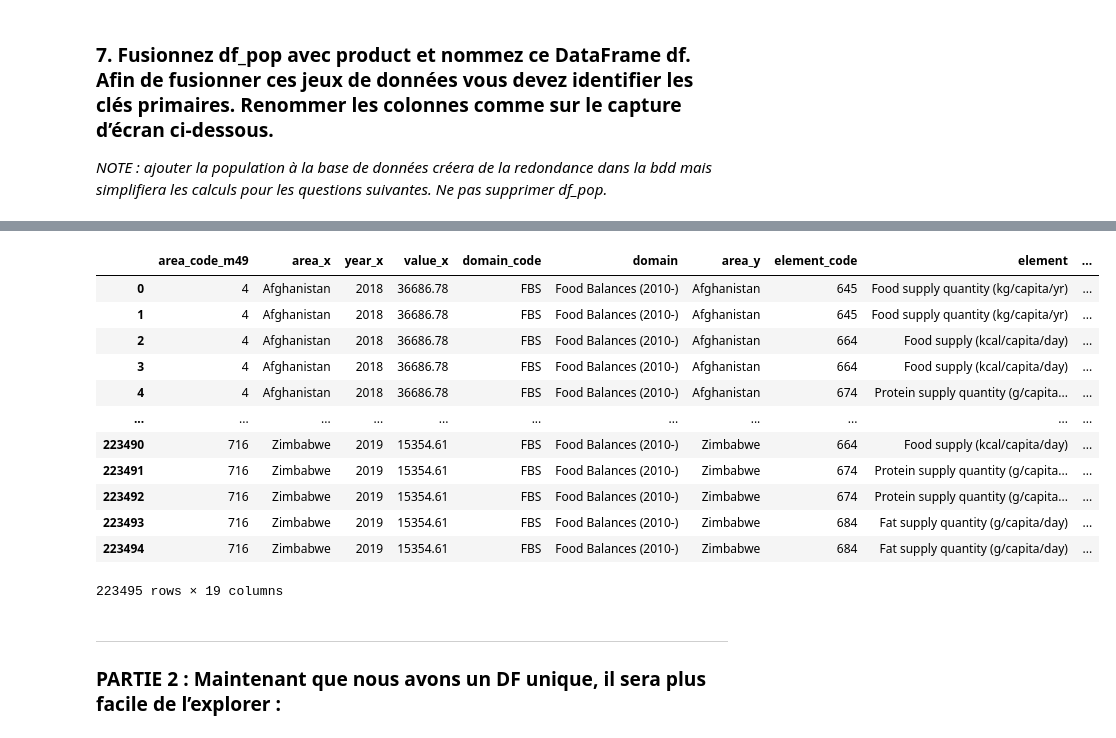
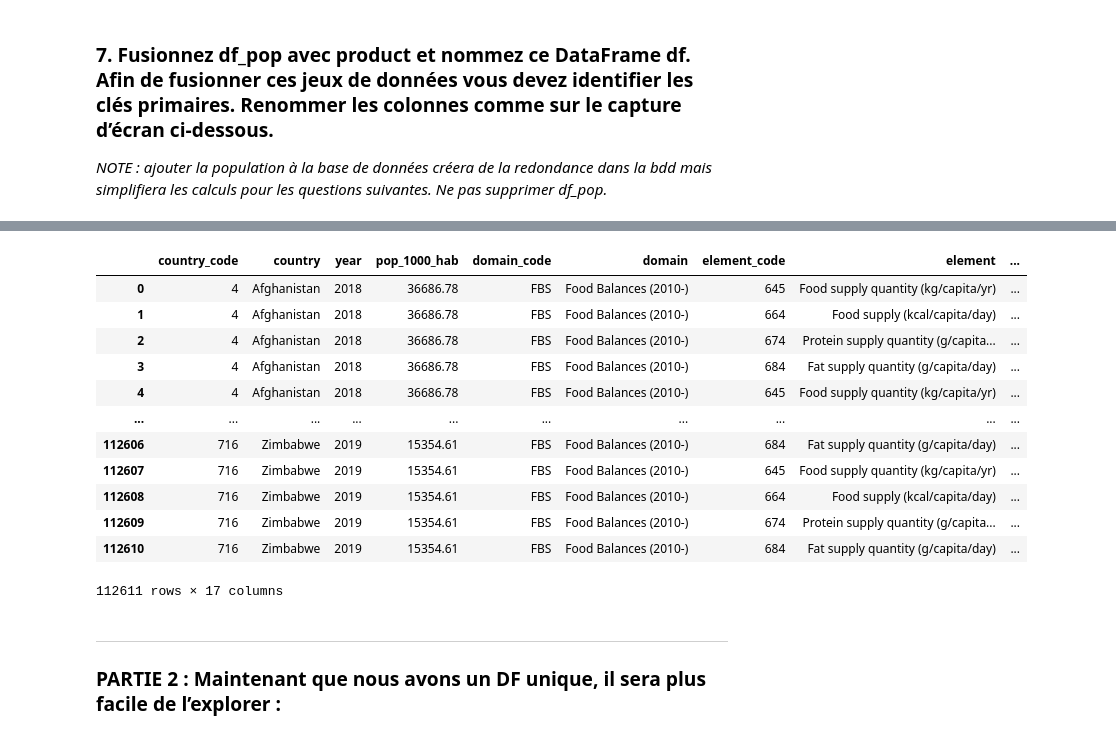
Before and after one commit to Hamza-Benhammou/brief_data_CCH, a Jupyter notebook: my_draft.ipynb, the cells around one changed output, grey strips where cells are left out. Cells and saved outputs as stored; diff of their text form; code cells hidden in the pictures.

```diff
--- a/my_draft.ipynb
+++ b/my_draft.ipynb
@@ -103,4 +103,4 @@ display(df_pop)
 | 365 | 716 | Zimbabwe | 2019 | 15354.61 |
 366 rows × 4 columns
 # %%
-df_pop.rename(columns={"value" : "pop_1000_hab"})
+df_pop = df_pop.rename(columns={"value" : "pop_1000_hab"})
@@ -138,6 +124,6 @@ display(df_product)
 | 86225 | FBS | Food Balances (2010-) | 716 | Zimbabwe | 684 | Fat supply quantity (g/capita/day) | NaN | Beverages, Alcoholic | ... |
 112611 rows × 16 columns
 # %%
-df_pop = df_pop[["area_code_m49", "area", "year", "value"]]
+df_pop = df_pop[["area_code_m49", "area", "year", "pop_1000_hab"]]
 display(df_pop)
 # %% [output]
@@ -161,20 +149,22 @@ display(df_pop)
 # %%
-df = pd.merge(df_pop, df_product, on="area_code_m49", how="left")
+df = pd.merge(df_pop, df_product)
+# correction confusion entre la colonne 'area' et 'country'
+df = df.rename(columns={"area" : "country", "area_code_m49" : "country_code"})
 display(df)
 # %% [output]
-|  | area_code_m49 | area_x | year_x | value_x | domain_code | domain | area_y | element_code | element | ... |
-| 0 | 4 | Afghanistan | 2018 | 36686.78 | FBS | Food Balances (2010-) | Afghanistan | 645 | Food supply quantity (kg/capita/yr) | ... |
-| 1 | 4 | Afghanistan | 2018 | 36686.78 | FBS | Food Balances (2010-) | Afghanistan | 645 | Food supply quantity (kg/capita/yr) | ... |
-| 2 | 4 | Afghanistan | 2018 | 36686.78 | FBS | Food Balances (2010-) | Afghanistan | 664 | Food supply (kcal/capita/day) | ... |
-| 3 | 4 | Afghanistan | 2018 | 36686.78 | FBS | Food Balances (2010-) | Afghanistan | 664 | Food supply (kcal/capita/day) | ... |
-| 4 | 4 | Afghanistan | 2018 | 36686.78 | FBS | Food Balances (2010-) | Afghanistan | 674 | Protein supply quantity (g/capita... | ... |
-| ... | ... | ... | ... | ... | ... | ... | ... | ... | ... | ... |
-| 223490 | 716 | Zimbabwe | 2019 | 15354.61 | FBS | Food Balances (2010-) | Zimbabwe | 664 | Food supply (kcal/capita/day) | ... |
-| 223491 | 716 | Zimbabwe | 2019 | 15354.61 | FBS | Food Balances (2010-) | Zimbabwe | 674 | Protein supply quantity (g/capita... | ... |
-| 223492 | 716 | Zimbabwe | 2019 | 15354.61 | FBS | Food Balances (2010-) | Zimbabwe | 674 | Protein supply quantity (g/capita... | ... |
-| 223493 | 716 | Zimbabwe | 2019 | 15354.61 | FBS | Food Balances (2010-) | Zimbabwe | 684 | Fat supply quantity (g/capita/day) | ... |
-| 223494 | 716 | Zimbabwe | 2019 | 15354.61 | FBS | Food Balances (2010-) | Zimbabwe | 684 | Fat supply quantity (g/capita/day) | ... |
+|  | country_code | country | year | pop_1000_hab | domain_code | domain | element_code | element | ... |
+| 0 | 4 | Afghanistan | 2018 | 36686.78 | FBS | Food Balances (2010-) | 645 | Food supply quantity (kg/capita/yr) | ... |
+| 1 | 4 | Afghanistan | 2018 | 36686.78 | FBS | Food Balances (2010-) | 664 | Food supply (kcal/capita/day) | ... |
+| 2 | 4 | Afghanistan | 2018 | 36686.78 | FBS | Food Balances (2010-) | 674 | Protein supply quantity (g/capita... | ... |
+| 3 | 4 | Afghanistan | 2018 | 36686.78 | FBS | Food Balances (2010-) | 684 | Fat supply quantity (g/capita/day) | ... |
+| 4 | 4 | Afghanistan | 2018 | 36686.78 | FBS | Food Balances (2010-) | 645 | Food supply quantity (kg/capita/yr) | ... |
+| ... | ... | ... | ... | ... | ... | ... | ... | ... | ... |
+| 112606 | 716 | Zimbabwe | 2019 | 15354.61 | FBS | Food Balances (2010-) | 684 | Fat supply quantity (g/capita/day) | ... |
+| 112607 | 716 | Zimbabwe | 2019 | 15354.61 | FBS | Food Balances (2010-) | 645 | Food supply quantity (kg/capita/yr) | ... |
+| 112608 | 716 | Zimbabwe | 2019 | 15354.61 | FBS | Food Balances (2010-) | 664 | Food supply (kcal/capita/day) | ... |
+| 112609 | 716 | Zimbabwe | 2019 | 15354.61 | FBS | Food Balances (2010-) | 674 | Protein supply quantity (g/capita... | ... |
+| 112610 | 716 | Zimbabwe | 2019 | 15354.61 | FBS | Food Balances (2010-) | 684 | Fat supply quantity (g/capita/day) | ... |
-223495 rows × 19 columns
+112611 rows × 17 columns
 # %% [markdown]
 ---------------------------------------------
 
```
Also changed, not shown: parts of 8 cells of this notebook.
